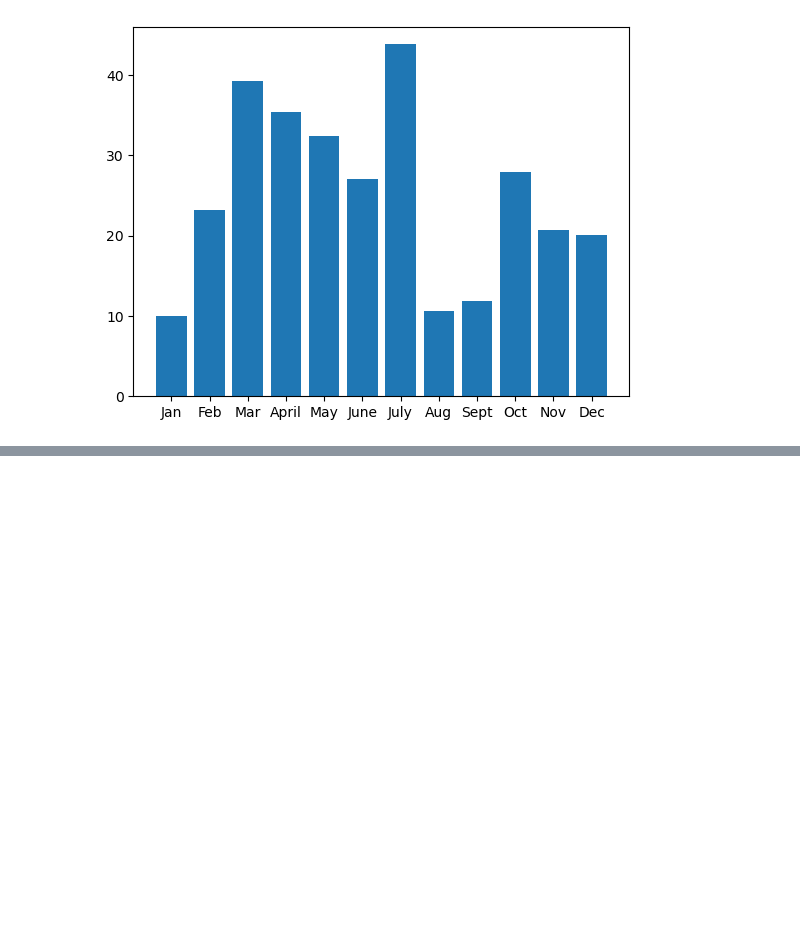
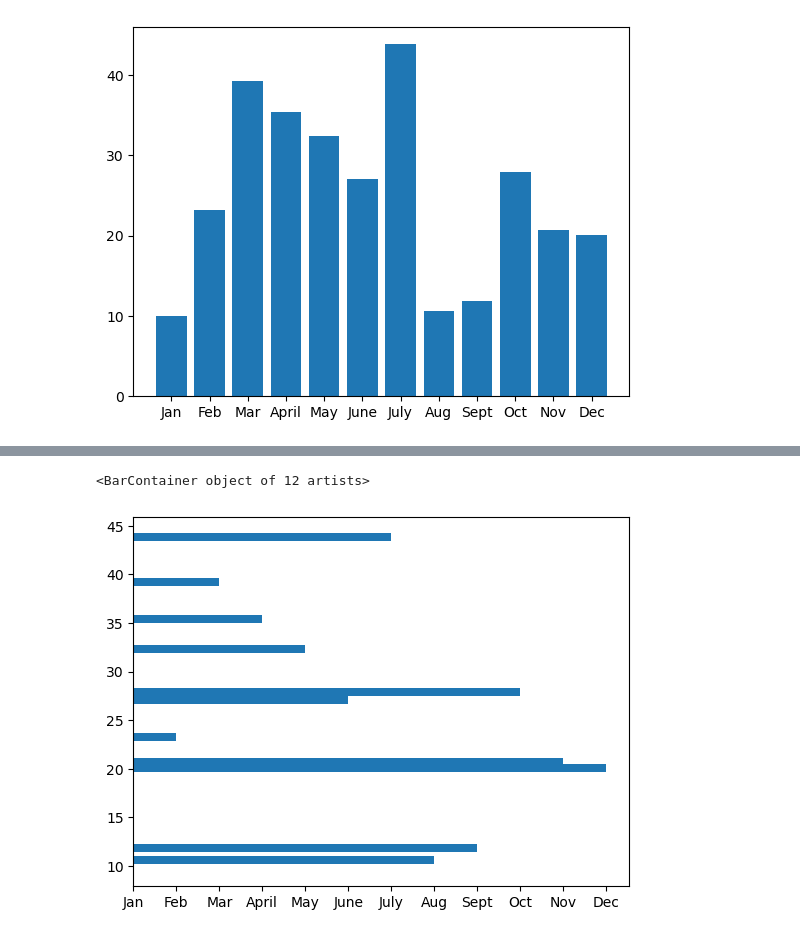
Before and after one commit to mrneuenschwander/pyber-analysis, a Jupyter notebook: matplotlib_practice_bar.ipynb, the cells around one changed output, grey strips where cells are left out. Drawn from its saved outputs; the diff is of its cells as text; code cells hidden in the pictures; blank space fills up the shorter version.

```diff
--- a/matplotlib_practice_bar.ipynb
+++ b/matplotlib_practice_bar.ipynb
@@ -14,0 +34,6 @@ plt.bar(x_axis, y_axis)
+# %%
+# Create the plot
+plt.barh(y_axis, x_axis)
+# %% [output]
+<BarContainer object of 12 artists>
+[figure, added]
```
Also changed, not shown: parts of 5 cells of this notebook, 4 other files.
